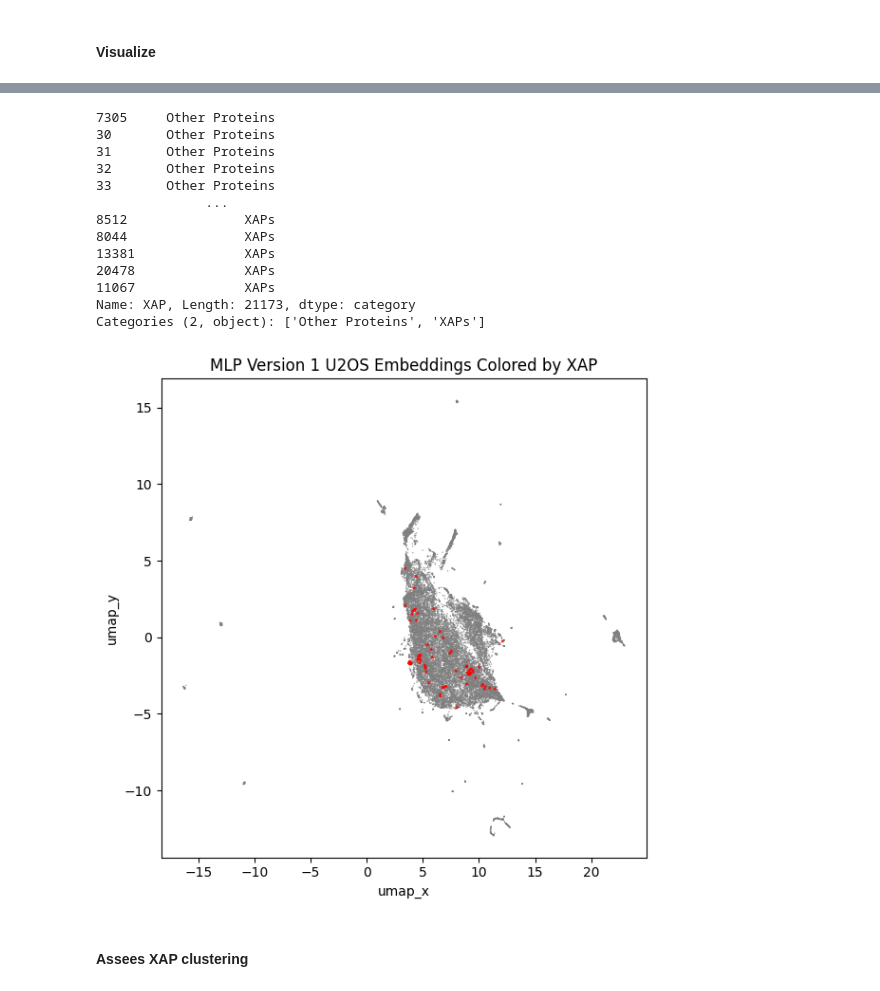
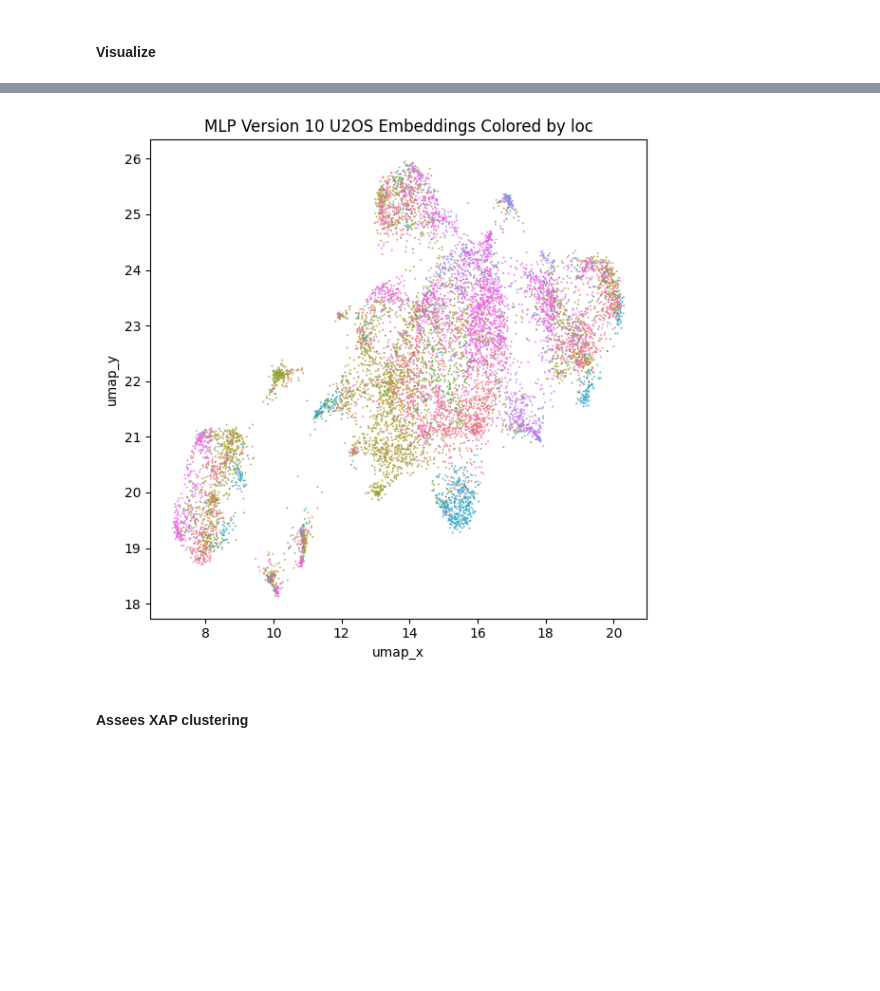
Before and after one commit to samutiti/SubCellNuc, a Jupyter notebook: notebooks/features.ipynb, the cells around one changed output, grey strips where cells are left out. Cells and saved outputs as stored; diff of their text form; code cells hidden in the pictures; blank space fills up the shorter version.

```diff
--- a/notebooks/features.ipynb
+++ b/notebooks/features.ipynb
@@ -177,8 +179,8 @@ def is_xap_acc(gene):
         return "XAPs"
     return "Other Proteins"
 
-mlp_data.obs['XAP'] = [is_xap_acc(g) for g in mlp_data.obs['gene']]
-# xaps = [is_xap(g) for g in mlp_data.obs['gene']] # these should be atlas names
+# mlp_data.obs['XAP'] = [is_xap_acc(g) for g in mlp_data.obs['gene']]
+mlp_data.obs['XAP'] = [is_xap(g) for g in mlp_data.obs['gene']] # these should be atlas names
 # mlp_data.obs['XAP'] = xaps
 if len(np.unique(mlp_data.obs['XAP'])) < 2:
     raise ValueError('XAPs not properly assigned')
@@ -239,44 +228,31 @@ Categories (7, object): ['all three', 'dermatomyositis', 'dermatomyositis & syst
 # %%
-colored = 'XAP'
+colored = 'loc'
 dataframe = dataframe.sort_values(by=colored)
-print(dataframe[colored])
+# print(dataframe[colored])
 plt.figure(figsize=(6, 6))
 sns.scatterplot(
     data=dataframe,
     x="umap_x", # may need to change to 'x'
     y="umap_y", # may need to change to 'y'
     hue=colored,
     # hue="loc",
-    palette=["gray", "red"],
+    # palette=["gray", "red"],
     # palette=["pink", "orange", "yellow", "gray", "red", "magenta", "purple"],
-    size=colored,
-    sizes={'XAPs':5, 'Other Proteins':1}, # 20, 5 OR 5, 1
+    # size=colored,
+    # sizes={'XAPs':5, 'Other Proteins':1}, # 20, 5 OR 5, 1
     # sizes={'all three':10, 'dermatomyositis':10, 'dermatomyositis & systemic sclerosis':10, 'none':1, 'systemic lupus erythematosus':10, 'systemic sclerosis':10, 'systemic sclerosis & systemic lupus erythematosus':10}, # 20, 5 OR 5, 1
-    # s=2,
+    s=2,
     alpha=0.8,
     linewidth=0
 )
 
 plt.title(f"MLP Version {version} U2OS Embeddings Colored by {colored}")
 plt.legend(bbox_to_anchor=(1.05, 1), loc="upper left", borderaxespad=0)
 plt.gca().get_legend().remove() # remove ugly legends
 plt.tight_layout()
 plt.show()
 # %% [output]
-7305     Other Proteins
-30       Other Proteins
-31       Other Proteins
-32       Other Proteins
-33       Other Proteins
-              ...
-8512               XAPs
-8044               XAPs
-13381              XAPs
-20478              XAPs
-11067              XAPs
-Name: XAP, Length: 21173, dtype: category
-Categories (2, object): ['Other Proteins', 'XAPs']
-[figure, old version]
+[figure, new version]
 # %% [markdown]
 #### Assees XAP clustering
 # %%
```
Also changed, not shown: parts of 10 cells of this notebook, 6 other files.
